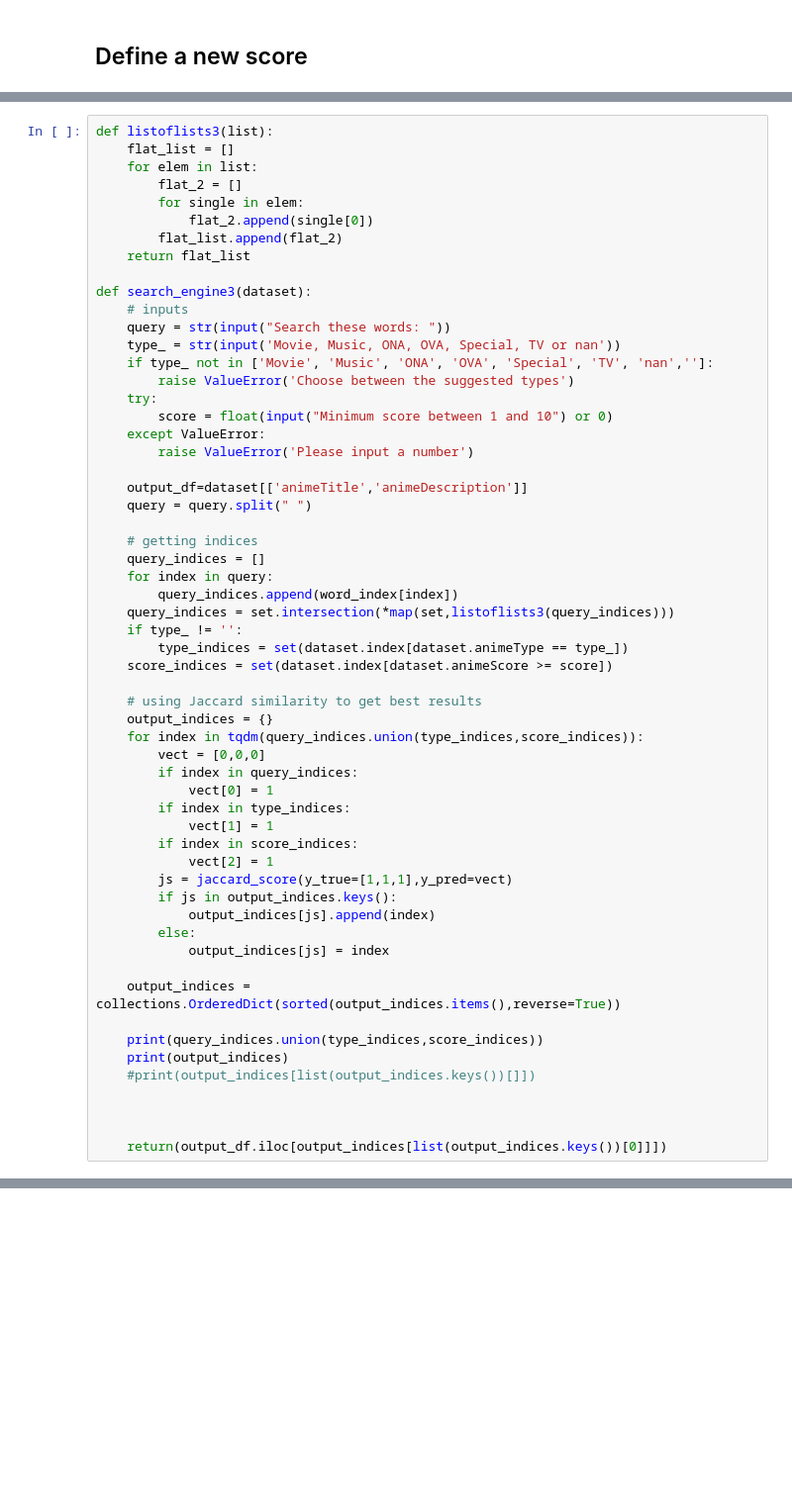
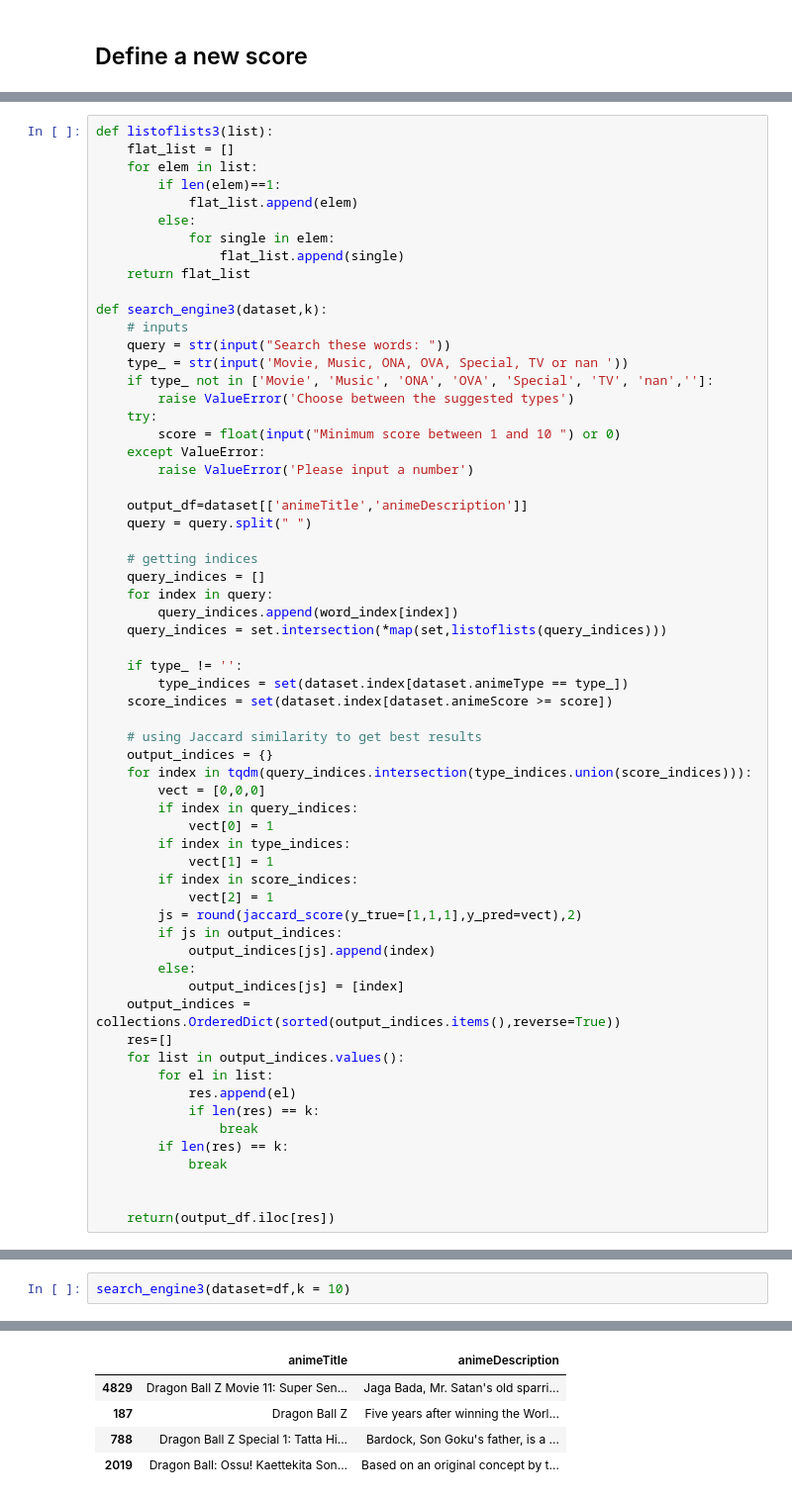
Before and after one commit to FilMastro/ADM-Homework3, a Jupyter notebook: admhomework.ipynb, the cells around one changed output, grey strips where cells are left out. Shown at 99% size. Drawn from its saved outputs; the diff is of its cells as text; blank space fills up the shorter version.

```diff
--- a/admhomework.ipynb
+++ b/admhomework.ipynb
@@ -447,20 +448,21 @@ import collections
 def listoflists3(list):
     flat_list = []
     for elem in list:
-        flat_2 = []
-        for single in elem:
-            flat_2.append(single[0])
-        flat_list.append(flat_2)
+        if len(elem)==1:
+            flat_list.append(elem)
+        else:
+            for single in elem:
+                flat_list.append(single)
     return flat_list
 
-def search_engine3(dataset):
+def search_engine3(dataset,k):
     # inputs
     query = str(input("Search these words: "))
-    type_ = str(input('Movie, Music, ONA, OVA, Special, TV or nan'))
+    type_ = str(input('Movie, Music, ONA, OVA, Special, TV or nan '))
     if type_ not in ['Movie', 'Music', 'ONA', 'OVA', 'Special', 'TV', 'nan','']:
         raise ValueError('Choose between the suggested types')
     try:
-        score = float(input("Minimum score between 1 and 10") or 0)
+        score = float(input("Minimum score between 1 and 10 ") or 0)
     except ValueError:
         raise ValueError('Please input a number')
 
@@ -471,14 +473,15 @@ def search_engine3(dataset):
     query_indices = []
     for index in query:
         query_indices.append(word_index[index])
-    query_indices = set.intersection(*map(set,listoflists3(query_indices)))
+    query_indices = set.intersection(*map(set,listoflists(query_indices)))
+
     if type_ != '':
         type_indices = set(dataset.index[dataset.animeType == type_])
     score_indices = set(dataset.index[dataset.animeScore >= score])
 
     # using Jaccard similarity to get best results
     output_indices = {}
-    for index in tqdm(query_indices.union(type_indices,score_indices)):
+    for index in tqdm(query_indices.intersection(type_indices.union(score_indices))):
         vect = [0,0,0]
         if index in query_indices:
             vect[0] = 1
@@ -486,18 +489,20 @@ def search_engine3(dataset):
             vect[1] = 1
         if index in score_indices:
             vect[2] = 1
-        js = jaccard_score(y_true=[1,1,1],y_pred=vect)
-        if js in output_indices.keys():
+        js = round(jaccard_score(y_true=[1,1,1],y_pred=vect),2)
+        if js in output_indices:
             output_indices[js].append(index)
         else:
-            output_indices[js] = index
-
+            output_indices[js] = [index]
     output_indices = collections.OrderedDict(sorted(output_indices.items(),reverse=True))
-
-    print(query_indices.union(type_indices,score_indices))
-    print(output_indices)
-    #print(output_indices[list(output_indices.keys())[]])
+    res=[]
+    for list in output_indices.values():
+        for el in list:
+            res.append(el)
+            if len(res) == k:
+                break
+        if len(res) == k:
+            break
 
 
-
-    return(output_df.iloc[output_indices[list(output_indices.keys())[0]]])
+    return(output_df.iloc[res])
@@ -510,0 +509,3 @@ AttributeError: 'int' object has no attribute 'append'
+# %%
+search_engine3(dataset=df,k = 10)
+# %% [output]
@@ -510,0 +515,5 @@ AttributeError: 'int' object has no attribute 'append'
+|  | animeTitle | animeDescription |
+| 4829 | Dragon Ball Z Movie 11: Super Sen... | Jaga Bada, Mr. Satan's old sparri... |
+| 187 | Dragon Ball Z | Five years after winning the Worl... |
+| 788 | Dragon Ball Z Special 1: Tatta Hi... | Bardock, Son Goku's father, is a ... |
+| 2019 | Dragon Ball: Ossu! Kaettekita Son... | Based on an original concept by t... |
```
Also changed, not shown: parts of 3 cells of this notebook.
